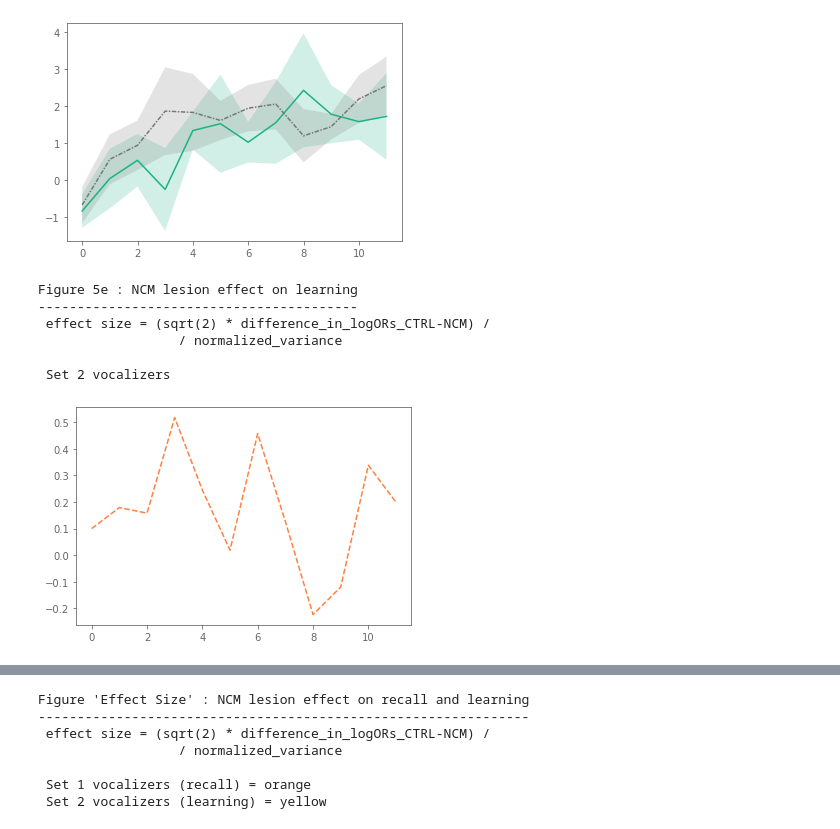
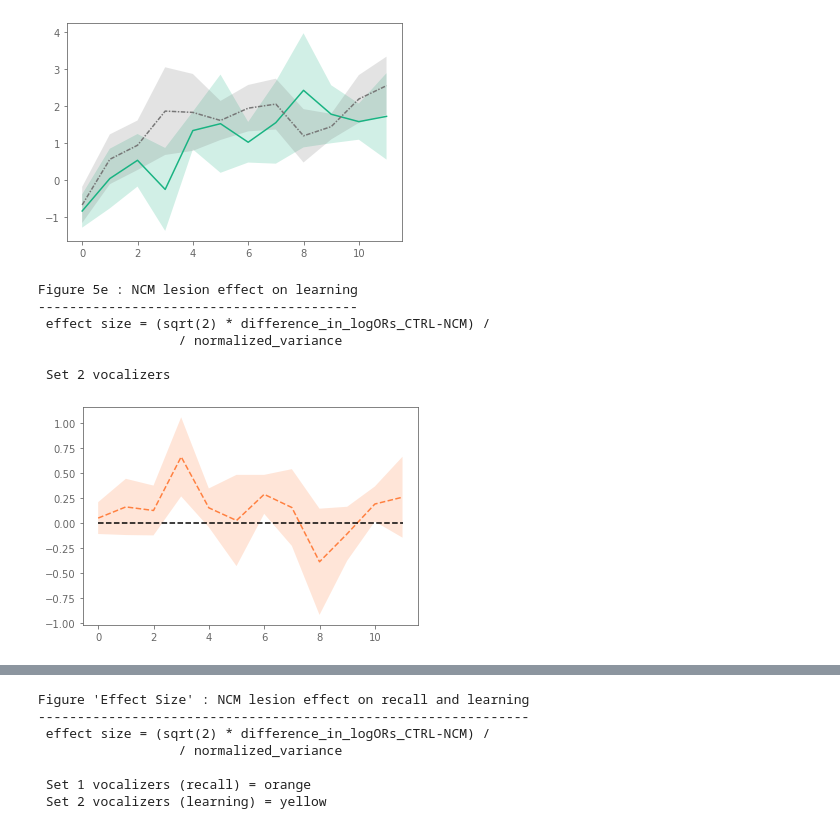
Before and after one commit to theunissenlab/zebra-finch-memory-lesions, a Jupyter notebook: paper_notebooks/Effect_Size_figs.ipynb, the cells around one changed output, grey strips where cells are left out. Cells and saved outputs as stored; diff of their text form; code cells hidden in the pictures.

```diff
--- a/paper_notebooks/Effect_Size_figs.ipynb
+++ b/paper_notebooks/Effect_Size_figs.ipynb
@@ -634,0 +651,16 @@ Figure 4e : NCM lesion effect on recall
+# %%
+# difference of the logORs
+diff_logOR = logOR_CTRL["logOR"]-logOR_NCM["logOR"]
+
+# normalization term
+nNCM = logOR_NCM["dof"] + 1
+nCTRL = logOR_CTRL["dof"] + 1
+var_NCM = logOR_NCM["SE"]**2 * nNCM
+var_CTRL = logOR_CTRL["SE"]**2 * nCTRL
+norm_var = np.sqrt(var_NCM * nNCM + var_CTRL * nCTRL / (nNCM + nCTRL))
+
+# effect size of NCM lesion on memory
+d_prime = (np.sqrt(2) * diff_logOR) / norm_var
+# %%
+for i,d in enumerate(d_prime):
+    print(diff_logOR[i], norm_var[i], d)
@@ -816,30 +871,37 @@ def fig5e(ax: plt.Axes = None):
     var_NCM = logOR_NCM["SE"]**2 * nNCM
     var_CTRL = logOR_CTRL["SE"]**2 * nCTRL
     norm_var = np.sqrt(var_NCM * nNCM + var_CTRL * nCTRL / (nNCM + nCTRL))
+    norm_se = norm_var/np.sqrt(nNCM + nCTRL)
+
+    # Take the mean of norm_var
+    mean_std = norm_var.mean()
 
     # effect size of NCM lesion on memory
-    d_prime = (np.sqrt(2) * diff_logOR) / norm_var
+    d_prime = (np.sqrt(2) * diff_logOR) / mean_std
+    SE_average = np.sqrt(2)*norm_se/mean_std
 
     # an attempt at an SE measurement for d'... I don't think this is right
-    SE_average = np.sqrt((logOR_NCM["SE"]**2 * logOR_NCM["dof"] + logOR_CTRL["SE"]**2 * logOR_CTRL["dof"]) / (logOR_NCM["dof"] + logOR_CTRL["dof"]))
+    # SE_average = np.sqrt((logOR_NCM["SE"]**2 * logOR_NCM["dof"] + logOR_CTRL["SE"]**2 * logOR_CTRL["dof"]) / (logOR_NCM["dof"] + logOR_CTRL["dof"]))
 
     shaded_line(
         logOR_NCM["k"],
         d_prime,
-        SE_average/500, # I'm not actually sure what to calculate for SE here
+        SE_average,
         ax=ax,
         line_kwargs={
             "color": [1.0, 0.5, 0.25],
             "linestyle": LINEMAP["HVC"],
         }
     )
+    ax.plot([0, 11], [0, 0], color='k', linestyle='--')
+    return logOR_NCM["k"], d_prime, SE_average
-# %%
-fig5e()
-# %% [output]
-Figure 5e : NCM lesion effect on learning
------------------------------------------
- effect size = (sqrt(2) * difference_in_logORs_CTRL-NCM) /
-                  / normalized_variance
-
- Set 2 vocalizers
-[figure, removed]
+# %%
+k, d_prime_S2, SE_S2 = fig5e()
+# %% [output]
+Figure 5e : NCM lesion effect on learning
+-----------------------------------------
+ effect size = (sqrt(2) * difference_in_logORs_CTRL-NCM) /
+                  / normalized_variance
+
+ Set 2 vocalizers
+[figure, added]
```
Also changed, not shown: parts of 11 cells of this notebook, 1 other file.
